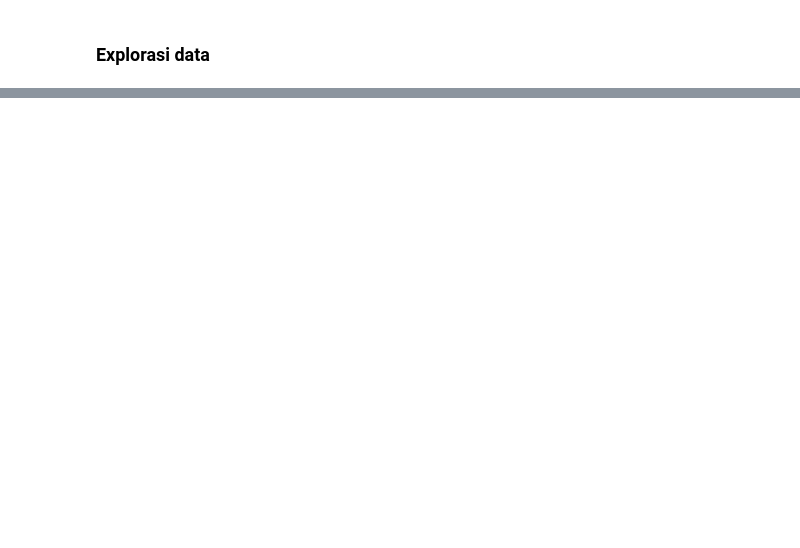
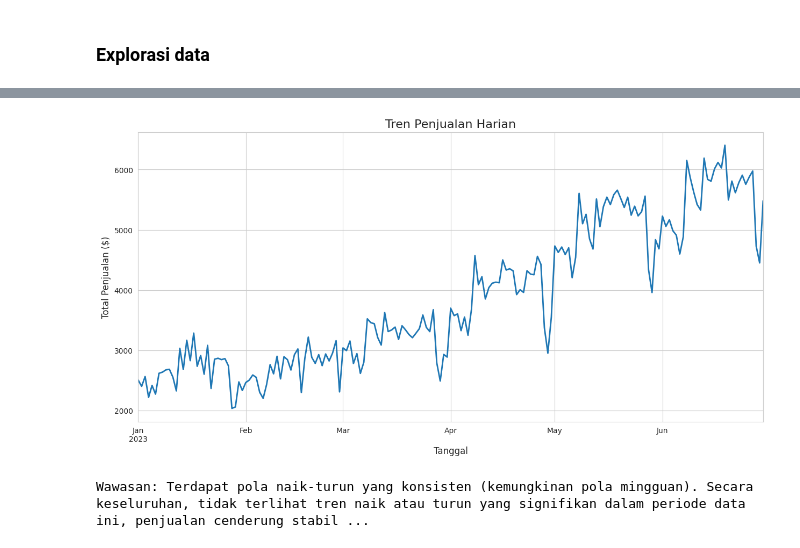
Before and after one commit to Sigiitttt/PSD, a Jupyter notebook: _sources/Tugas3.ipynb, the cells around one changed output, grey strips where cells are left out. Drawn from its saved outputs; the diff is of its cells as text; code cells hidden in the pictures; blank space fills up the shorter version.

```diff
--- a/_sources/Tugas3.ipynb
+++ b/_sources/Tugas3.ipynb
@@ -239,0 +130,14 @@ Wawasan ini menjadi fondasi yang sangat kokoh untuk tahap selanjutnya, yaitu **M
+# %%
+# @title 2. Data Cleaning & Feature Engineering
+print("Mengubah tipe data tanggal dan waktu...")
+df['transaction_datetime'] = pd.to_datetime(df['transaction_date'].astype(str) + ' ' + df['transaction_time'].astype(str))
+
+print("Membuat fitur-fitur baru...")
+df['hour'] = df['transaction_datetime'].dt.hour
+df['day_of_week'] = df['transaction_datetime'].dt.day_name()
+df['month'] = df['transaction_datetime'].dt.month_name()
+df['total_sales'] = df['transaction_qty'] * df['unit_price']
+print("\nPengecekan data yang hilang:")
+print(df.isnull().sum())
+print("\nDataFrame setelah dibersihkan dan ditambahkan fitur baru:")
+display(df[['transaction_datetime', 'hour', 'day_of_week', 'product_category', 'total_sales']].head())
@@ -239,0 +172,19 @@ Wawasan ini menjadi fondasi yang sangat kokoh untuk tahap selanjutnya, yaitu **M
+# %%
+# @title Pertanyaan 1: Kapan Waktu Paling Sibuk di Kedai Kopi?
+
+sns.set_style("whitegrid")
+plt.figure(figsize=(12, 6))
+sns.countplot(data=df, x='hour', palette='viridis')
+plt.title('Jumlah Transaksi Berdasarkan Jam', fontsize=16)
+plt.xlabel('Jam dalam Sehari', fontsize=12)
+plt.ylabel('Jumlah Transaksi', fontsize=12)
+plt.show()
+print("Wawasan: Terlihat ada dua puncak keramaian, yaitu di pagi hari (sekitar jam 8-10) dan sore hari (sekitar jam 3-5).")
+plt.figure(figsize=(12, 6))
+order_hari = ["Monday", "Tuesday", "Wednesday", "Thursday", "Friday", "Saturday", "Sunday"]
+sns.countplot(data=df, x='day_of_week', palette='plasma', order=order_hari)
+plt.title('Jumlah Transaksi Berdasarkan Hari', fontsize=16)
+plt.xlabel('Hari dalam Seminggu', fontsize=12)
+plt.ylabel('Jumlah Transaksi', fontsize=12)
+plt.show()
+print("Wawasan: Jumlah transaksi cenderung konsisten sepanjang minggu, tidak ada perbedaan drastis antara hari kerja dan akhir pekan.")
@@ -239,0 +232,13 @@ Wawasan ini menjadi fondasi yang sangat kokoh untuk tahap selanjutnya, yaitu **M
+# %%
+# @title Pertanyaan 3: Bagaimana Tren Penjualan dari Waktu ke Waktu?
+daily_sales = df.resample('D', on='transaction_datetime')['total_sales'].sum()
+plt.figure(figsize=(15, 7))
+daily_sales.plot(linewidth=2)
+plt.title('Tren Penjualan Harian', fontsize=16)
+plt.xlabel('Tanggal', fontsize=12)
+plt.ylabel('Total Penjualan ($)', fontsize=12)
+plt.show()
+print("Wawasan: Terdapat pola naik-turun yang konsisten (kemungkinan pola mingguan). Secara keseluruhan, tidak terlihat tren naik atau turun yang signifikan dalam periode data ini, penjualan cenderung stabil.")
+# %% [output]
+[figure, added]
+Wawasan: Terdapat pola naik-turun yang konsisten (kemungkinan pola mingguan). Secara keseluruhan, tidak terlihat tren naik atau turun yang signifikan dalam periode data ini, penjualan cenderung stabil ...
```
Also changed, not shown: parts of 24 cells of this notebook, 18 other files.
